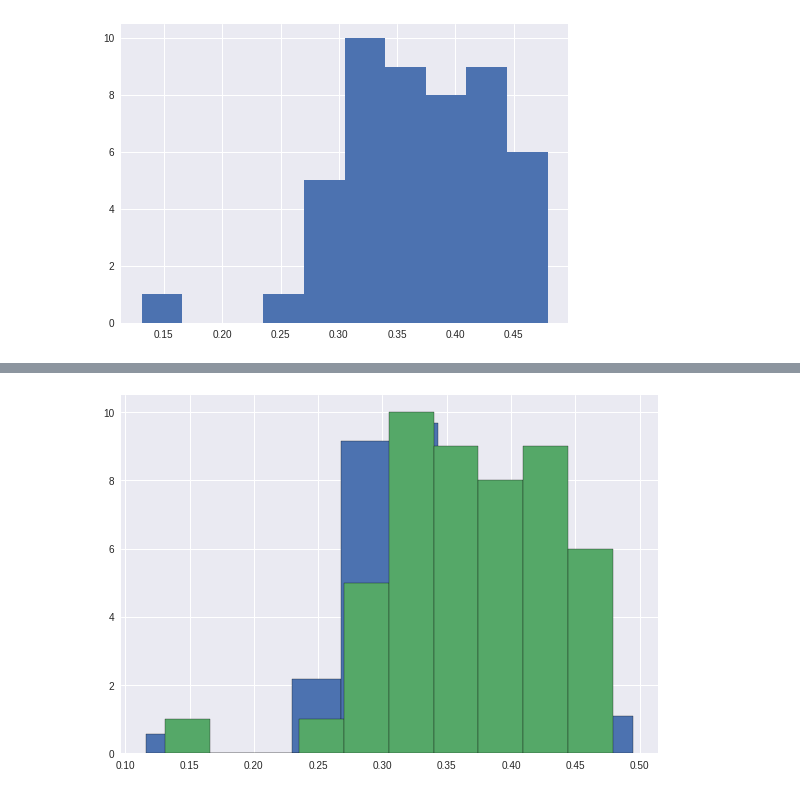
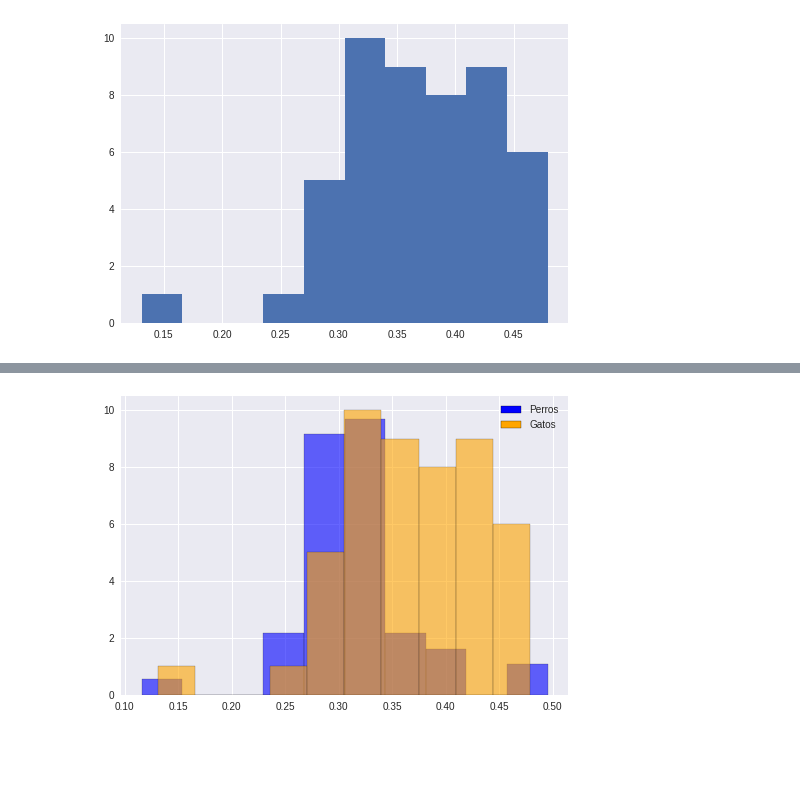
Before and after one commit to victorjms/histograma, a Jupyter notebook: Histogramas_y_Cajas.ipynb, the cells around one changed output, grey strips where cells are left out. Cells and saved outputs as stored; diff of their text form; code cells hidden in the pictures; blank space fills up the shorter version.

```diff
--- a/Histogramas_y_Cajas.ipynb
+++ b/Histogramas_y_Cajas.ipynb
@@ -231,12 +232,16 @@ df_per['percentage_cat_owners'].hist()
 # %%
 # este es mi segundo y último intento
+from matplotlib.patches import Rectangle
 plt.style.use("seaborn")
 # bins = [0.5,0.10,0.15,0.20,0.25,0.30,0.35,0.40,0.45,0.50] # quise manipular los bins, pero no consigo entender del todo
-plt.hist(df_per['percentage_cat_owners'], edgecolor="black", density=True) # después de convertir los valores en números los coloco para marcar las barras con edgecolor e igualar
-plt.hist(df_per['percentage_dog_owners'], edgecolor="black", density=False)
-#plt.xlim(3,52)
-plt.tight_layout()
-#print(plt.xticks([10,15,20,25,30,40,50]))
+plt.hist(df_per['percentage_cat_owners'], edgecolor="black", density=True, alpha=.6, color="blue") # después de convertir los valores en números los coloco para marcar las barras con edgecolor e igualar
+plt.hist(df_per['percentage_dog_owners'], edgecolor="black", density=False, alpha=.6, color="orange")
+colors = ["blue", "orange"]
+handles = [Rectangle((0, 0), 1, 1, color=c, ec="k") for c in colors]
+labels = ["Perros", "Gatos"]
+plt.legend(handles,labels)
+#plt.tight_layout()
+
 plt.show()
 # %% [output]
-[figure, old version]
+[figure, new version]
```
Also changed, not shown: parts of 8 cells of this notebook.
